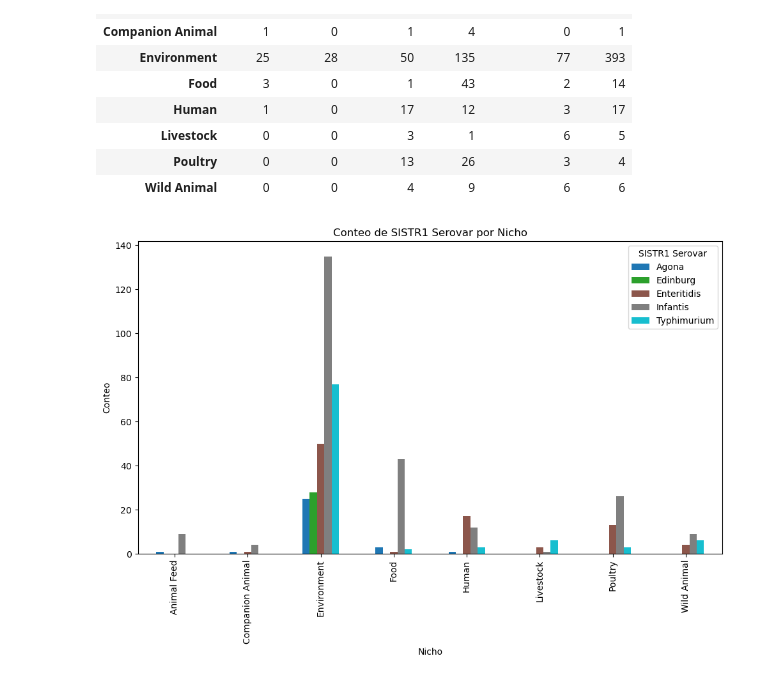
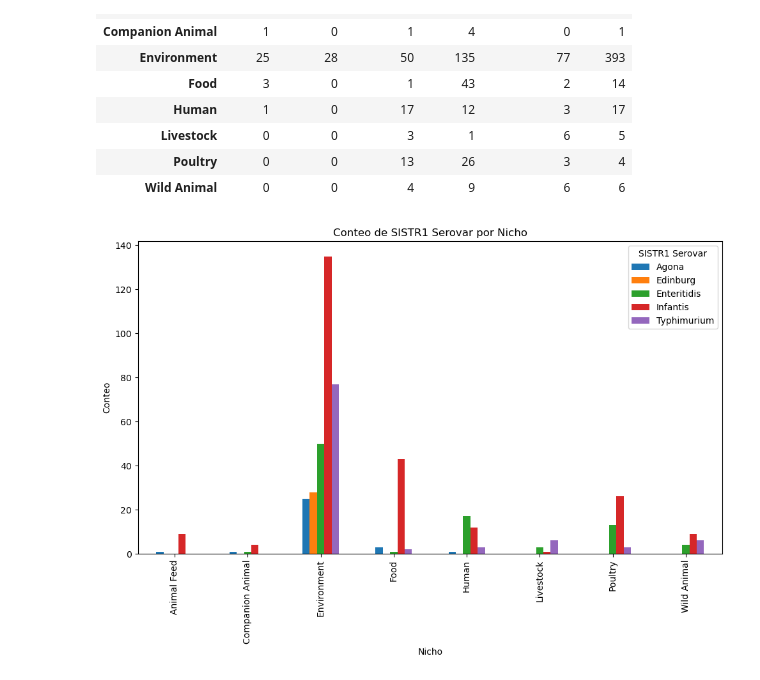
Before and after one commit to vicevalds/BIO295, a Jupyter notebook: main.ipynb, the cells around one changed output. Drawn from its saved outputs; the diff is of its cells as text; code cells hidden in the pictures.

```diff
--- a/main.ipynb
+++ b/main.ipynb
@@ -146,16 +146,17 @@ total_counts
 | Poultry | 0 | 0 | 13 | 26 | 3 | 4 |
 | Wild Animal | 0 | 0 | 4 | 9 | 6 | 6 |
 # %%
-df_counts = frequent_serovars_by_niche.groupby(['Source Niche', 'SISTR1 Serovar']).size().unstack(fill_value=0)
-df_counts.plot(kind='bar', stacked=False, figsize=(10, 7), colormap='tab10')
+#total_counts.plot(kind='bar', stacked=False, figsize=(10, 7))
+counts = frequent_serovars_by_niche.groupby(['Source Niche', 'SISTR1 Serovar']).size().unstack(fill_value=0)
+counts.plot(kind='bar', stacked=False, figsize=(10, 7))
 
 plt.xlabel('Nicho')
 plt.ylabel('Conteo')
 plt.title('Conteo de SISTR1 Serovar por Nicho')
 
 plt.tight_layout()
 save = os.path.join("img", "group_serotipos_por_nicho.png")
 plt.savefig(save, format='png')
 plt.show()
 # %% [output]
-[figure, old version]
+[figure, new version]
```
Also changed, not shown: parts of 1 cell of this notebook.
